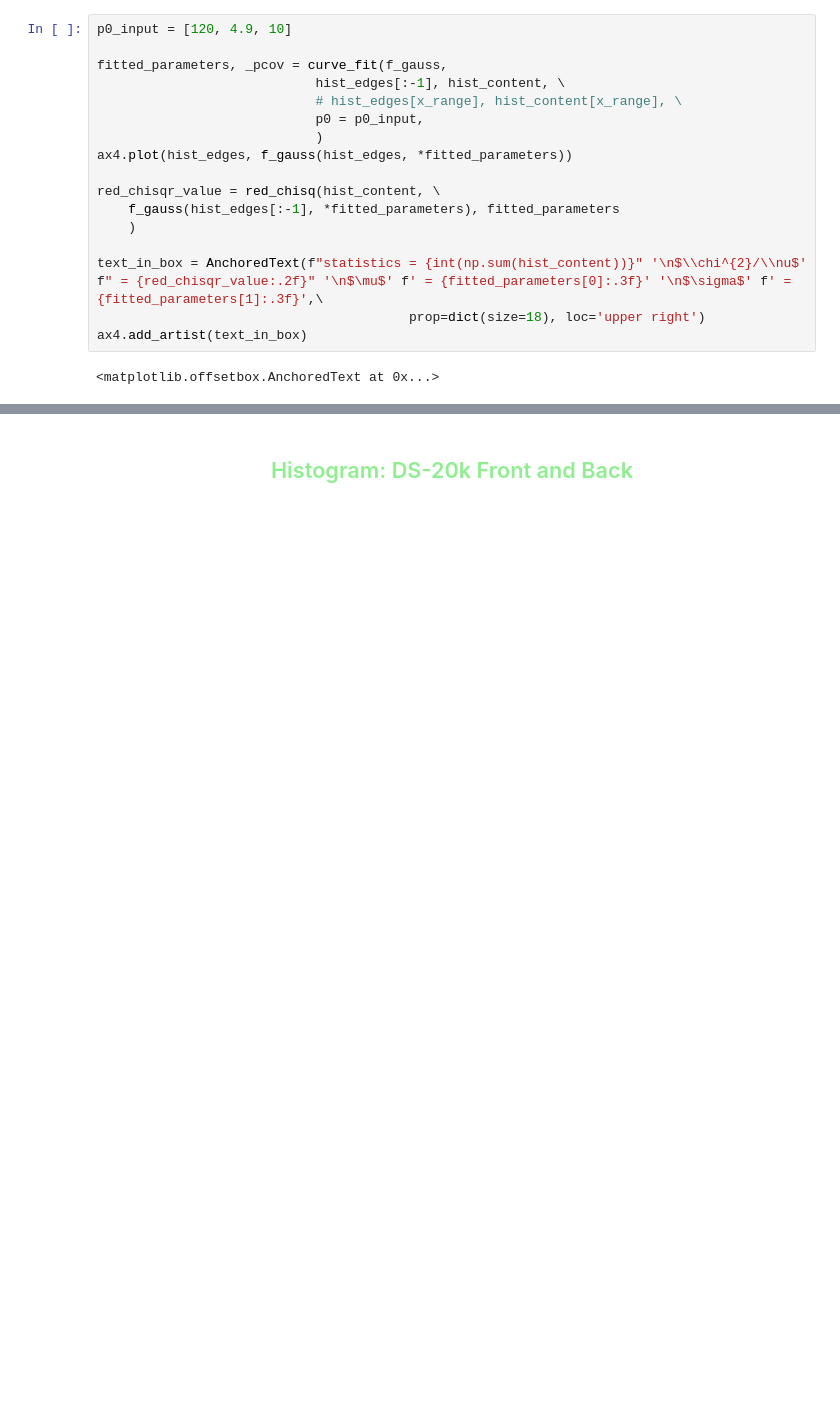
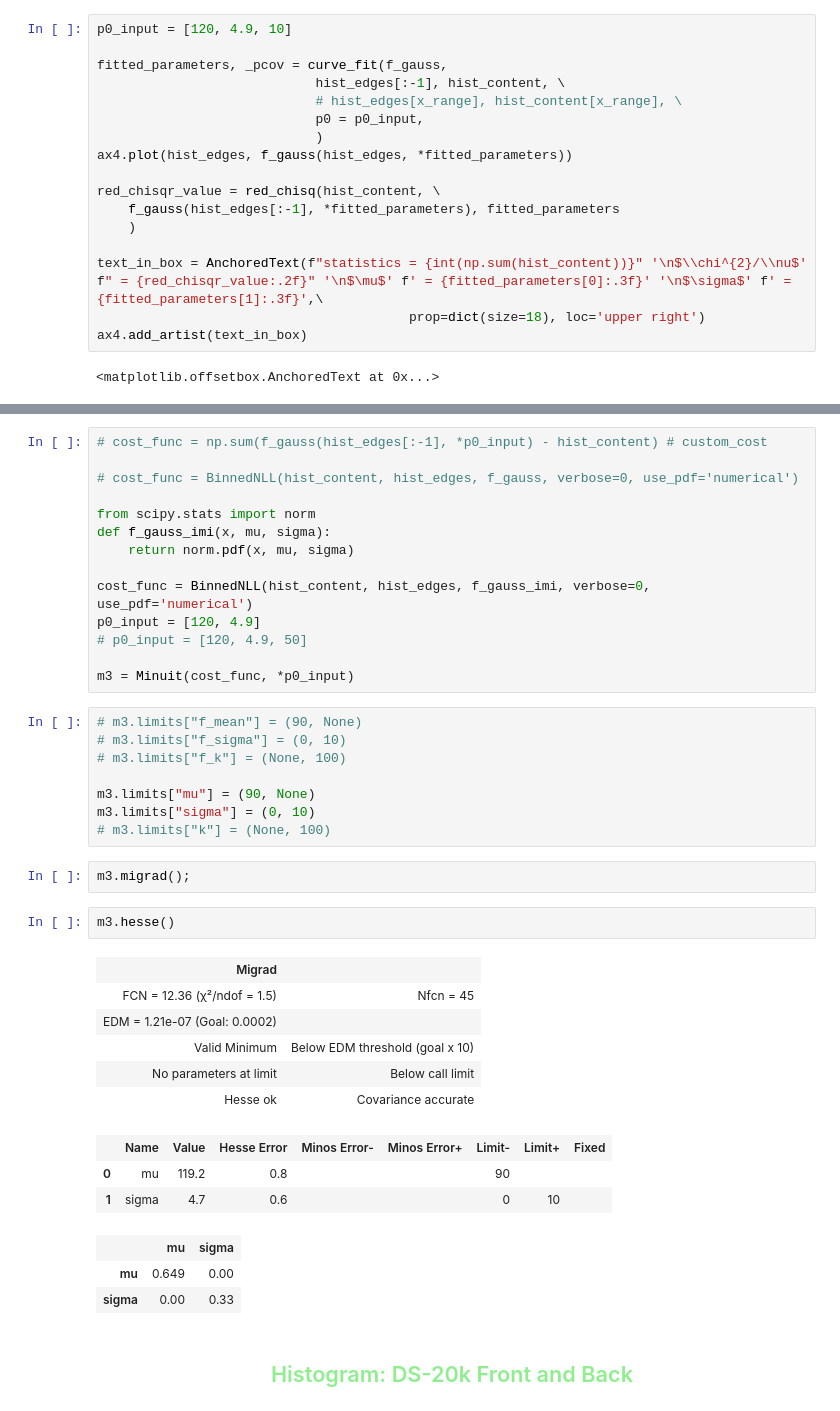
Before and after one commit to sarthchoudhary/ArGCAT, a Jupyter notebook: notebooks/plot_spectrophotometry.ipynb, the cells around one changed output, grey strips where cells are left out. Drawn from its saved outputs; the diff is of its cells as text; blank space fills up the shorter version.

```diff
--- a/notebooks/plot_spectrophotometry.ipynb
+++ b/notebooks/plot_spectrophotometry.ipynb
@@ -295,3 +331,42 @@ ax4.add_artist(text_in_box)
+# %%
+# cost_func = np.sum(f_gauss(hist_edges[:-1], *p0_input) - hist_content) # custom_cost
+
+# cost_func = BinnedNLL(hist_content, hist_edges, f_gauss, verbose=0, use_pdf='numerical')
+
+from scipy.stats import norm
+def f_gauss_imi(x, mu, sigma):
+    return norm.pdf(x, mu, sigma)
+
+cost_func = BinnedNLL(hist_content, hist_edges, f_gauss_imi, verbose=0, use_pdf='numerical')
+p0_input = [120, 4.9]
+# p0_input = [120, 4.9, 50]
+
+m3 = Minuit(cost_func, *p0_input)
+# %%
+# m3.limits["f_mean"] = (90, None)
+# m3.limits["f_sigma"] = (0, 10)
+# m3.limits["f_k"] = (None, 100)
+
+m3.limits["mu"] = (90, None)
+m3.limits["sigma"] = (0, 10)
+# m3.limits["k"] = (None, 100)
+# %%
+m3.migrad();
+# %%
+m3.hesse()
+# %% [output]
+| Migrad |  |
+| FCN = 12.36 (χ²/ndof = 1.5) | Nfcn = 45 |
+| EDM = 1.21e-07 (Goal: 0.0002) |  |
+| Valid Minimum | Below EDM threshold (goal x 10) |
+| No parameters at limit | Below call limit |
+| Hesse ok | Covariance accurate |
+|  | Name | Value | Hesse Error | Minos Error- | Minos Error+ | Limit- | Limit+ | Fixed |
+| 0 | mu | 119.2 | 0.8 |  |  | 90 |  |  |
+| 1 | sigma | 4.7 | 0.6 |  |  | 0 | 10 |  |
+|  | mu | sigma |
+| mu | 0.649 | 0.00 |
+| sigma | 0.00 | 0.33 |
 # %% [markdown]
 <h2 style='color:lightgreen; text-align:center'> Histogram: DS-20k Front and Back </h2>
 # %%
```
Also changed, not shown: parts of 6 cells of this notebook.
